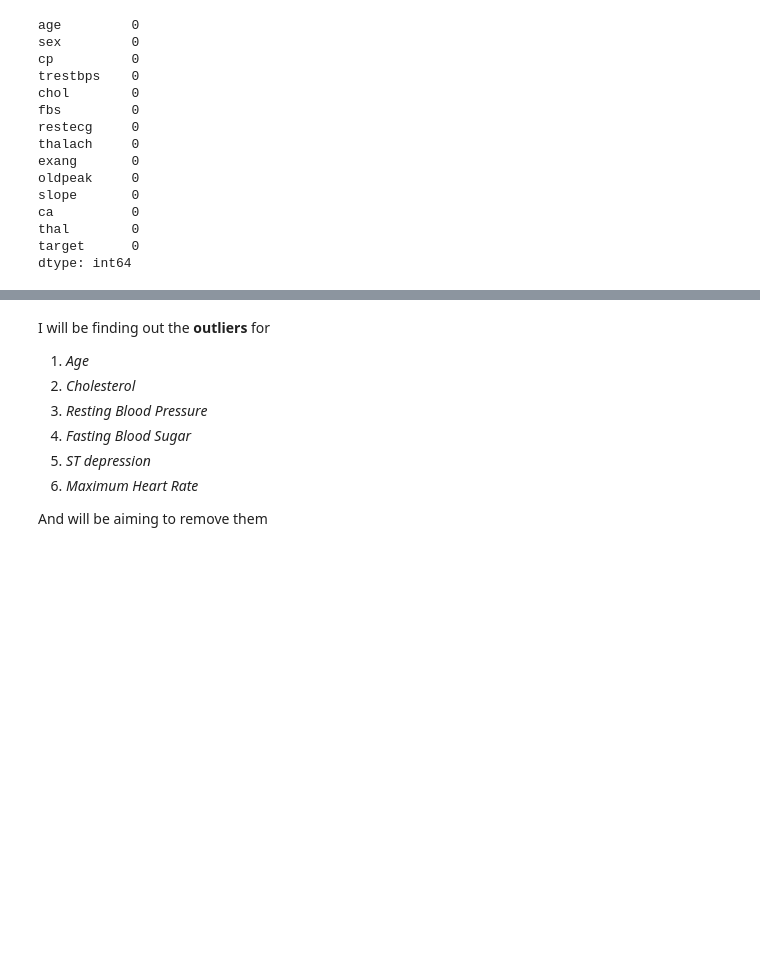
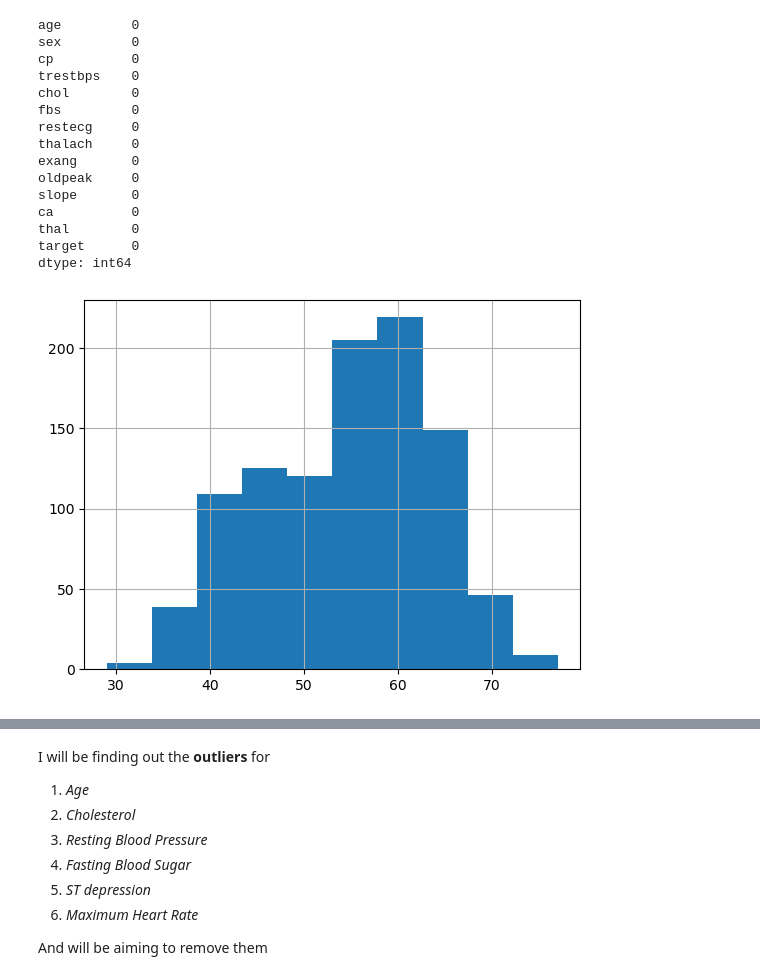
Before and after one commit to FiNiX-GaMmA/heart_diesease_ml_project, a Jupyter notebook: heart-disease-prediction-workbench.ipynb, the cells around one changed output, grey strips where cells are left out. Saved outputs shown, nothing was run; the diff lists cells and outputs as text; code cells hidden in the pictures; blank space fills up the shorter version.

```diff
--- a/heart-disease-prediction-workbench.ipynb
+++ b/heart-disease-prediction-workbench.ipynb
@@ -98,0 +114,5 @@ dtype: int64
+# %%
+data['age'].hist()
+plt.show()
+# %% [output]
+[figure, added]
```
Also changed, not shown: parts of 14 cells of this notebook.
